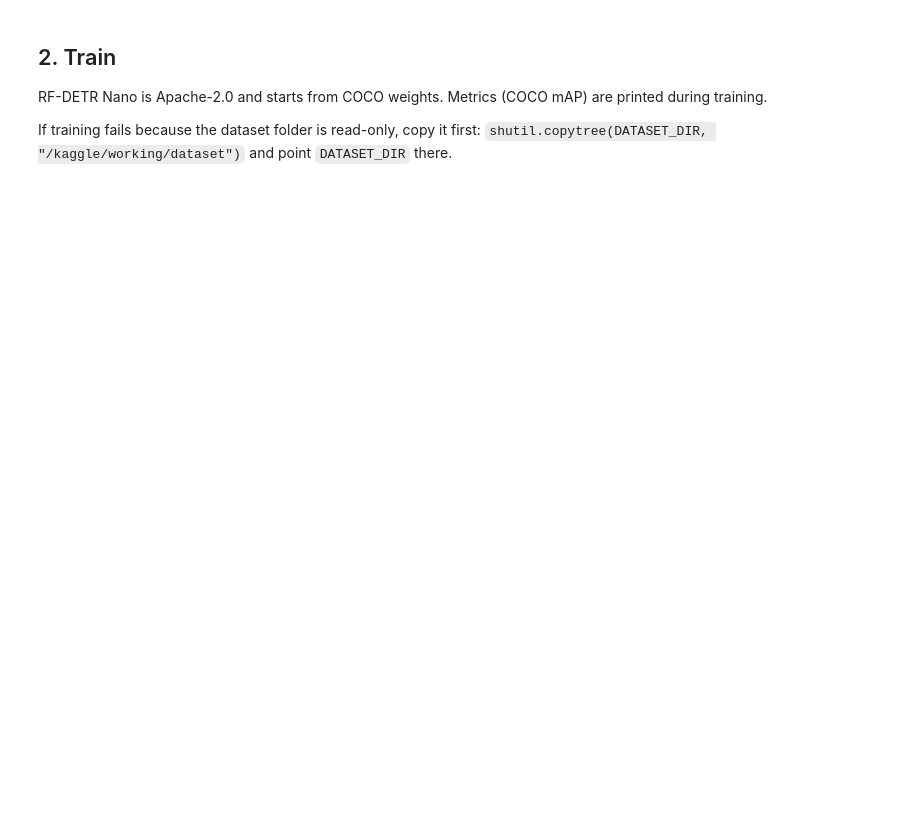
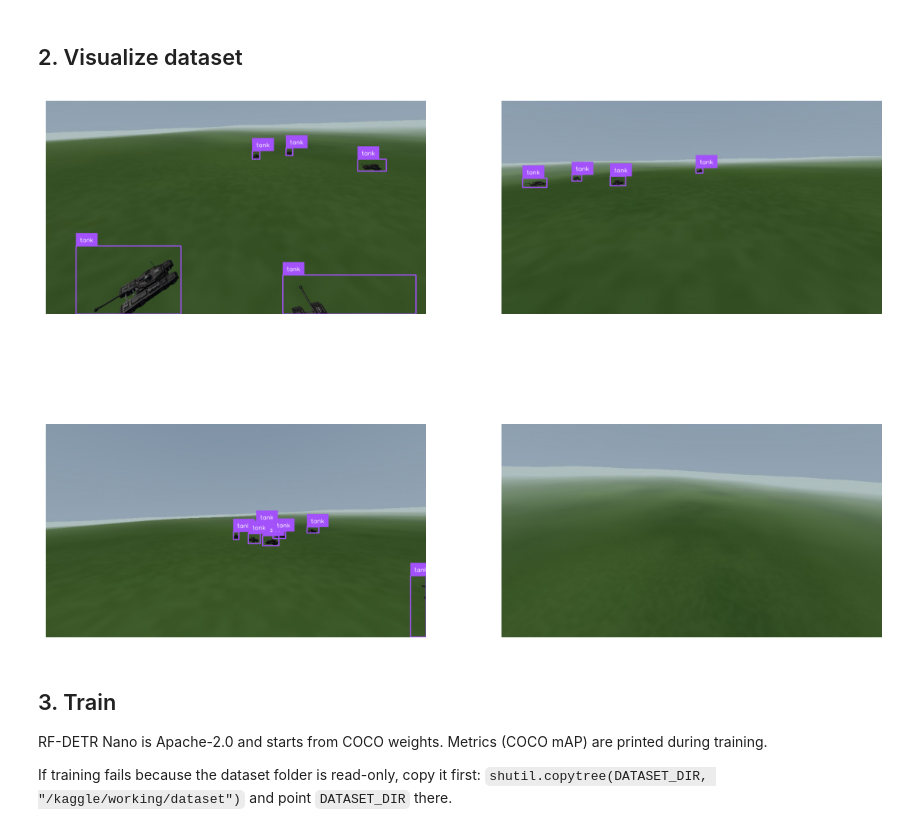
Before and after one commit to muhammad-hassaan-y2/Masiez, a Jupyter notebook: packages/notebooks/train_rfdetr_kaggle.ipynb, the cells around one changed output. Cells and saved outputs as stored; diff of their text form; code cells hidden in the pictures; blank space fills up the shorter version.

```diff
--- a/packages/notebooks/train_rfdetr_kaggle.ipynb
+++ b/packages/notebooks/train_rfdetr_kaggle.ipynb
@@ -28,8 +38,24 @@ OUT = "/kaggle/working/rfdetr_out"                # training output
 EXPORT = "/kaggle/working/export"                 # exported models
 CKPT = f"{OUT}/checkpoint_best_total.pth"         # best checkpoint (name checked in section 3)
 os.makedirs(EXPORT, exist_ok=True)
+# %% [markdown]
+## 2. Visualize dataset
+# %%
+import random
+import supervision as sv
+
+ds = sv.DetectionDataset.from_coco(f"{DATASET_DIR}/train", f"{DATASET_DIR}/train/_annotations.coco.json")
+
+box, label = sv.BoxAnnotator(), sv.LabelAnnotator()
+grid = []
+for i in random.Random(42).sample(range(len(ds)), 4):    # fixed seed: same 4 images every run
+    _, image, det = ds[i]
+    grid.append(label.annotate(box.annotate(image.copy(), det), det, [ds.classes[c] for c in det.class_id]))
+sv.plot_images_grid(grid, grid_size=(2, 2), size=(14, 10))
+# %% [output]
+[figure, added]
 # %% [markdown]
-## 2. Train
+## 3. Train
 RF-DETR Nano is Apache-2.0 and starts from COCO weights. Metrics (COCO mAP) are printed during training.
 
 If training fails because the dataset folder is read-only, copy it first: `shutil.copytree(DATASET_DIR, "/kaggle/working/dataset")` and point `DATASET_DIR` there.
```
Also changed, not shown: parts of 18 cells of this notebook.
